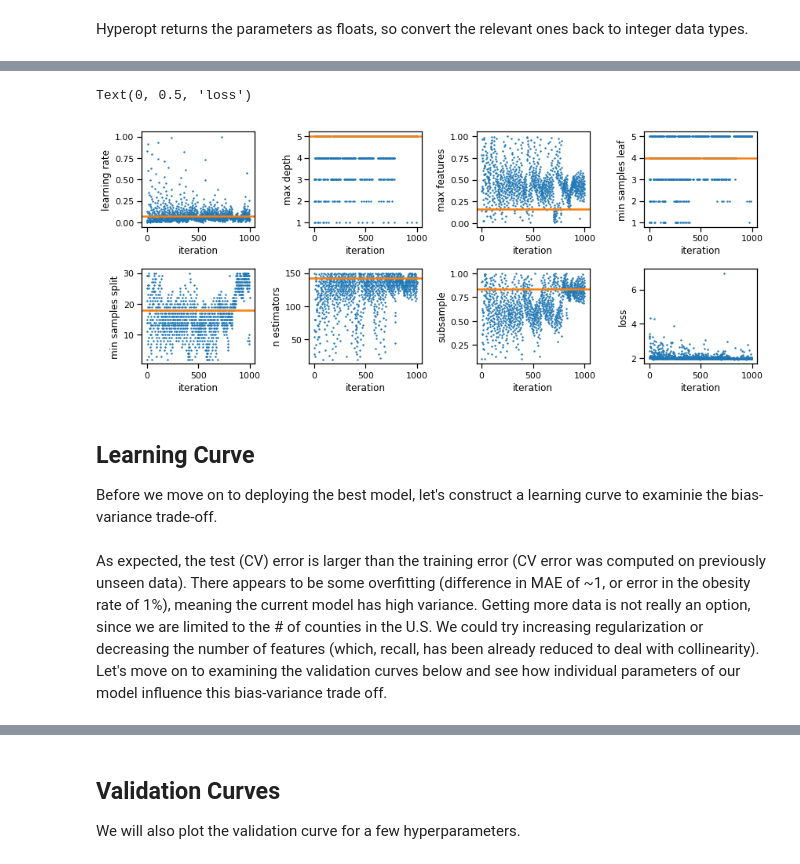
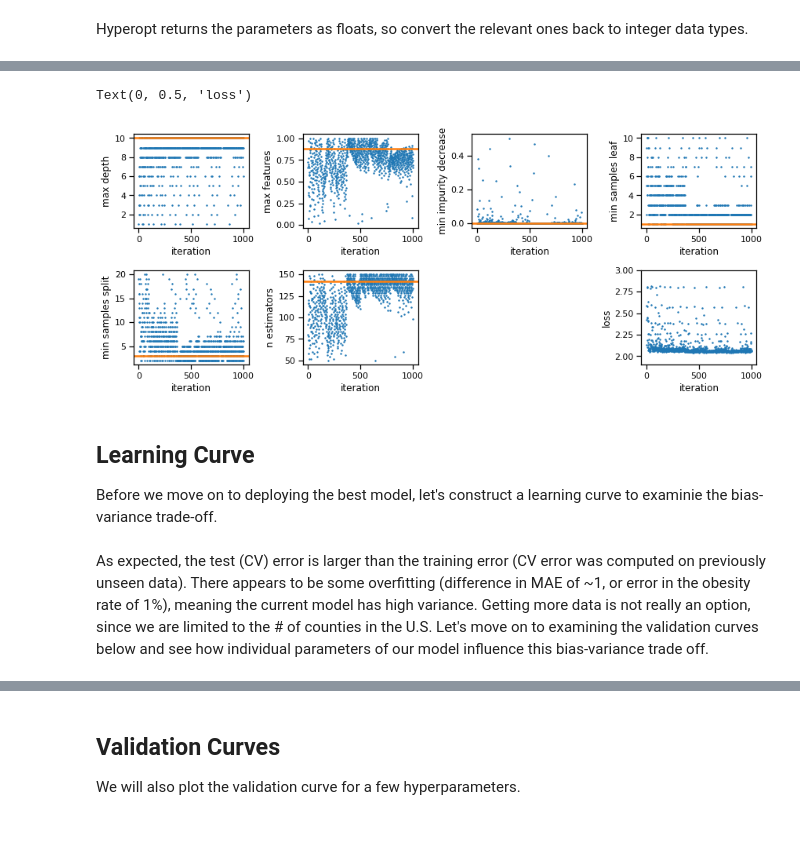
Before and after one commit to jieunchoi/food_env_atlas, a Jupyter notebook: FEA.ipynb, the cells around one changed output, grey strips where cells are left out. Saved outputs shown, nothing was run; the diff lists cells and outputs as text; code cells hidden in the pictures; blank space fills up the shorter version.

```diff
--- a/FEA.ipynb
+++ b/FEA.ipynb
@@ -853,8 +897,8 @@ First define an objective function that returns a loss to be minimized. We will
 # %%
 def objective(hparams):
 
-    gbr = GradientBoostingRegressor(**hparams)
-    cv_score = model_selection.cross_val_score(gbr, X_scaled, y_train, cv=5, scoring='neg_mean_absolute_error')
+    rf = RandomForestRegressor(**hparams)
+    cv_score = model_selection.cross_val_score(rf, X_scaled, y_train, cv=5, scoring='neg_mean_absolute_error')
 
     loss = -np.mean(cv_score)
 
@@ -866,13 +910,12 @@ def objective(hparams):
 Define the characteristics of the hyperparameter space over which we will conduct our search. We will choose uniform distributions for simplicity.
 # %%
 domain = {
-    "learning_rate": hp.loguniform("learning_rate", -6, 0),\
-    "n_estimators": scope.int(hp.quniform("n_estimators",20,150,2)),\
-    "subsample": hp.uniform("subsample", 0.1,1.0),\
-    "min_samples_split": scope.int(hp.quniform('min_samples_split', 2,30,1)),\
-    "min_samples_leaf": scope.int(hp.quniform('min_samples_leaf', 1,5,1)),\
-    "max_depth": scope.int(hp.quniform('max_depth', 1,5,1)),\
-    "max_features": hp.uniform('max_features',0.01,1.0)
+    "n_estimators": scope.int(hp.quniform("n_estimators",50,150,2)),\
+    "max_depth": scope.int(hp.quniform('max_depth', 1,10,1)),\
+    "min_samples_split": scope.int(hp.quniform('min_samples_split', 2,20,1)),\
+    "min_samples_leaf": scope.int(hp.quniform('min_samples_leaf', 1,10,1)),\
+    "max_features": hp.uniform('max_features',0.01,1.0),\
+    "min_impurity_decrease": hp.loguniform("min_impurity_decrease", np.log(1e-4),np.log(0.5)),\
 }
 # %% [markdown]
 Store the training information.
@@ -881,8 +922,9 @@ bayes_trials = Trials()
 # %%
-MAX_EVALS = 1000
-pbar = tqdm_notebook(total=MAX_EVALS, desc='Hyperopt')
+num_iter = 1000
+pbar = tqdm_notebook(total=num_iter, desc='Hyperopt')
 
+bayes_trials = Trials()
 best = fmin(fn=objective, space=domain, algo=tpe.suggest, \
-            max_evals=MAX_EVALS, trials=bayes_trials)
+            max_evals=num_iter, trials=bayes_trials)
 pbar.close()
 # %% [output]
@@ -894,9 +936,8 @@ Hyperopt returns the parameters as floats, so convert the relevant ones back to
 best_bu = best.copy()
 
 hyperparam_list = list(best.keys())
-hyperparam_list.pop(hyperparam_list.index("learning_rate"))
-hyperparam_list.pop(hyperparam_list.index("subsample"))
 hyperparam_list.pop(hyperparam_list.index("max_features"))
+hyperparam_list.pop(hyperparam_list.index("min_impurity_decrease"))
 
 for key in hyperparam_list:
     best[key] = int(best[key])
@@ -907,20 +948,21 @@ print(best)
 # %%
 plt.figure(1, figsize=(12,5))
 for i_k, k in enumerate(bayes_trials.vals.keys()):
     ax = plt.subplot('24'+str(i_k+1))
     ax.scatter(range(len(bayes_trials.vals[k])), bayes_trials.vals[k], label=k, s=2)
     ax.set_ylabel(' '.join(k.split('_')))
     ax.set_xlabel('iteration')
     ax.axhline(best[k], color='C1', linewidth=2.5)
     plt.tight_layout()
 
 ax = plt.subplot('24'+str(7+1))
 ax.scatter(range(len(bayes_trials.losses())), bayes_trials.losses(), s=2)
+ax.set_ylim(1.9, 3)
 ax.set_xlabel('iteration')
 ax.set_ylabel('loss')
 # %% [output]
 Text(0, 0.5, 'loss')
-[figure, old version]
+[figure, new version]
 # %% [markdown]
 ## Learning Curve
 Before we move on to deploying the best model, let's construct a learning curve to examinie the bias-variance trade-off.
@@ -937,7 +977,7 @@ train_scores_std = np.std(train_scores, axis=1)
 test_scores_mean = np.mean(test_scores, axis=1)
 test_scores_std = np.std(test_scores, axis=1)
 # %% [markdown]
-As expected, the test (CV) error is larger than the training error (CV error was computed on previously unseen data). There appears to be some overfitting (difference in MAE of ~1, or error in the obesity rate of 1%), meaning the current model has high variance. Getting more data is not really an option, since we are limited to the # of counties in the U.S. We could try increasing regularization or decreasing the number of features (which, recall, has been already reduced to deal with collinearity). Let's move on to examining the validation curves below and see how individual parameters of our model influence this bias-variance trade off.
+As expected, the test (CV) error is larger than the training error (CV error was computed on previously unseen data). There appears to be some overfitting (difference in MAE of ~1, or error in the obesity rate of 1%), meaning the current model has high variance. Getting more data is not really an option, since we are limited to the # of counties in the U.S. Let's move on to examining the validation curves below and see how individual parameters of our model influence this bias-variance trade off.
 # %%
 plt.plot(train_size, train_scores_mean, linewidth=2.5, label='Training Error')
 plt.fill_between(train_size, train_scores_mean-train_scores_std, train_scores_mean+train_scores_std, alpha=0.5)
```
Also changed, not shown: parts of 99 cells of this notebook, 4 other files.
